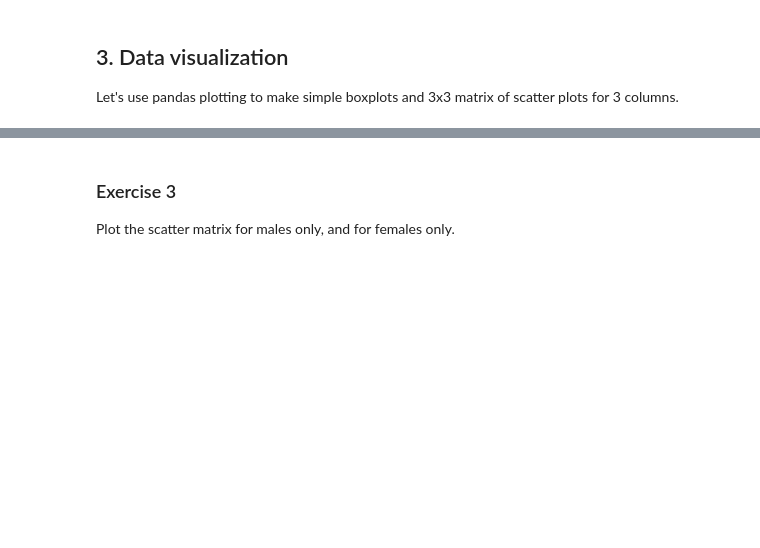
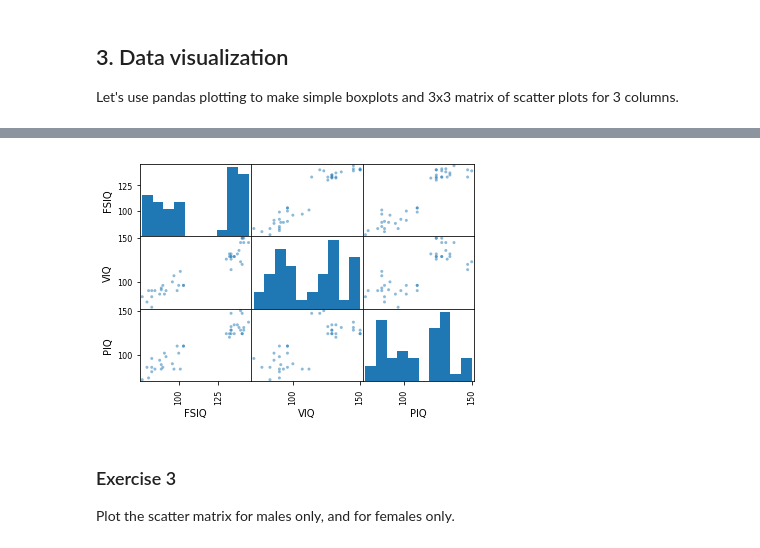
Before and after one commit to nomemm/advstat-labs, a Jupyter notebook: Lab01/Lab01.ipynb, the cells around one changed output, grey strips where cells are left out. Cells and saved outputs as stored; diff of their text form; code cells hidden in the pictures; blank space fills up the shorter version.

```diff
--- a/Lab01/Lab01.ipynb
+++ b/Lab01/Lab01.ipynb
@@ -145,6 +243,8 @@ plt.show()
 # %%
-scatter_matrix(data[['FSIQ', 'VIQ', 'PIQ']])
+pd.scatter_matrix(data[['FSIQ', 'VIQ', 'PIQ']])
 plt.show()
+# %% [output]
+[figure, added]
 # %% [markdown]
 ### Exercise 3
 
```
Also changed, not shown: parts of 33 cells of this notebook.
